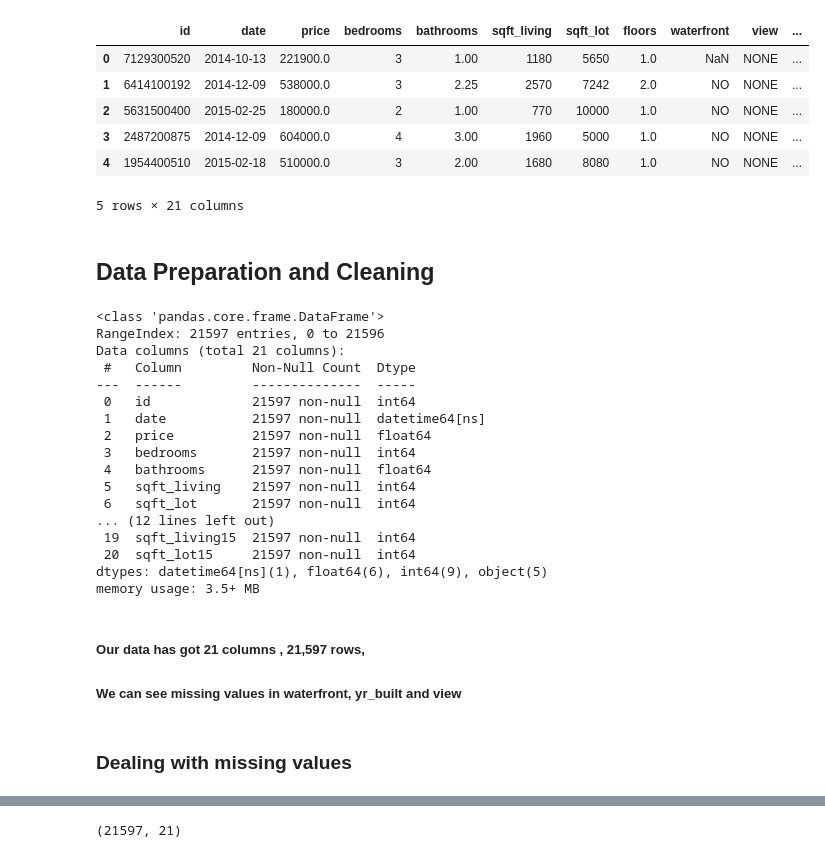
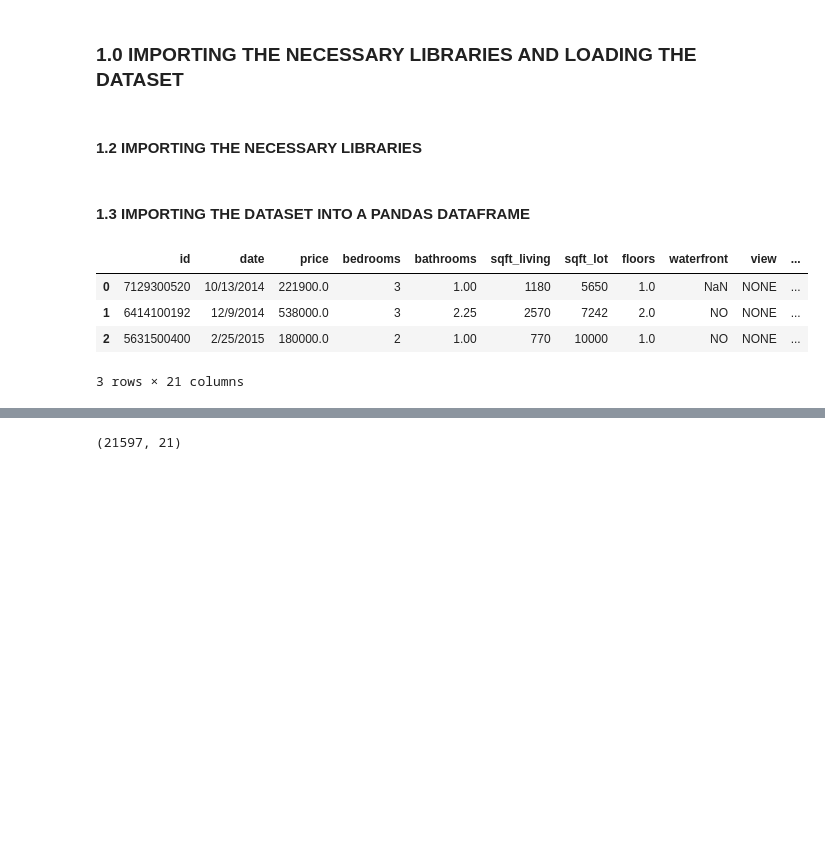
Before and after one commit to Paulwaweru/Phase-2-Group-Project, a Jupyter notebook: student.ipynb, the cells around one changed output, grey strips where cells are left out. Drawn from its saved outputs; the diff is of its cells as text; code cells hidden in the pictures; blank space fills up the shorter version.

```diff
--- a/student.ipynb
+++ b/student.ipynb
@@ -10 +50,5 @@ Please fill out:
+# %% [markdown]
+### 1.0 IMPORTING THE NECESSARY LIBRARIES AND LOADING THE DATASET
+# %% [markdown]
+#### 1.2 IMPORTING THE NECESSARY LIBRARIES
 # %%
@@ -19,42 +72,13 @@ from sklearn.model_selection import train_test_split
 
 %matplotlib inline
+# %% [markdown]
+#### 1.3 IMPORTING THE DATASET INTO A PANDAS DATAFRAME
 # %%
-df = pd.read_csv('data\kc_house_data.csv',parse_dates=["date"])
-df.head(5)
+df = pd.read_csv('data\kc_house_data.csv')
+df.head(3)
 # %% [output]
 |  | id | date | price | bedrooms | bathrooms | sqft_living | sqft_lot | floors | waterfront | view | ... |
-| 0 | 7129300520 | 2014-10-13 | 221900.0 | 3 | 1.00 | 1180 | 5650 | 1.0 | NaN | NONE | ... |
-| 1 | 6414100192 | 2014-12-09 | 538000.0 | 3 | 2.25 | 2570 | 7242 | 2.0 | NO | NONE | ... |
-| 2 | 5631500400 | 2015-02-25 | 180000.0 | 2 | 1.00 | 770 | 10000 | 1.0 | NO | NONE | ... |
-| 3 | 2487200875 | 2014-12-09 | 604000.0 | 4 | 3.00 | 1960 | 5000 | 1.0 | NO | NONE | ... |
-| 4 | 1954400510 | 2015-02-18 | 510000.0 | 3 | 2.00 | 1680 | 8080 | 1.0 | NO | NONE | ... |
+| 0 | 7129300520 | 10/13/2014 | 221900.0 | 3 | 1.00 | 1180 | 5650 | 1.0 | NaN | NONE | ... |
+| 1 | 6414100192 | 12/9/2014 | 538000.0 | 3 | 2.25 | 2570 | 7242 | 2.0 | NO | NONE | ... |
+| 2 | 5631500400 | 2/25/2015 | 180000.0 | 2 | 1.00 | 770 | 10000 | 1.0 | NO | NONE | ... |
-5 rows × 21 columns
+3 rows × 21 columns
-# %% [markdown]
-## Data Preparation and Cleaning
-# %%
-# Lets check the data info
-df.info()
-# %% [output]
-<class 'pandas.core.frame.DataFrame'>
-RangeIndex: 21597 entries, 0 to 21596
-Data columns (total 21 columns):
- #   Column         Non-Null Count  Dtype
----  ------         --------------  -----
- 0   id             21597 non-null  int64
- 1   date           21597 non-null  datetime64[ns]
- 2   price          21597 non-null  float64
- 3   bedrooms       21597 non-null  int64
- 4   bathrooms      21597 non-null  float64
- 5   sqft_living    21597 non-null  int64
- 6   sqft_lot       21597 non-null  int64
-... (12 lines left out)
- 19  sqft_living15  21597 non-null  int64
- 20  sqft_lot15     21597 non-null  int64
-dtypes: datetime64[ns](1), float64(6), int64(9), object(5)
-memory usage: 3.5+ MB
-# %% [markdown]
-#####  Our data has got 21 columns , 21,597 rows,
-
-#####  We can see missing values in waterfront, yr_built and view
-# %% [markdown]
-###  Dealing with missing values
```
Also changed, not shown: parts of 233 cells of this notebook.
